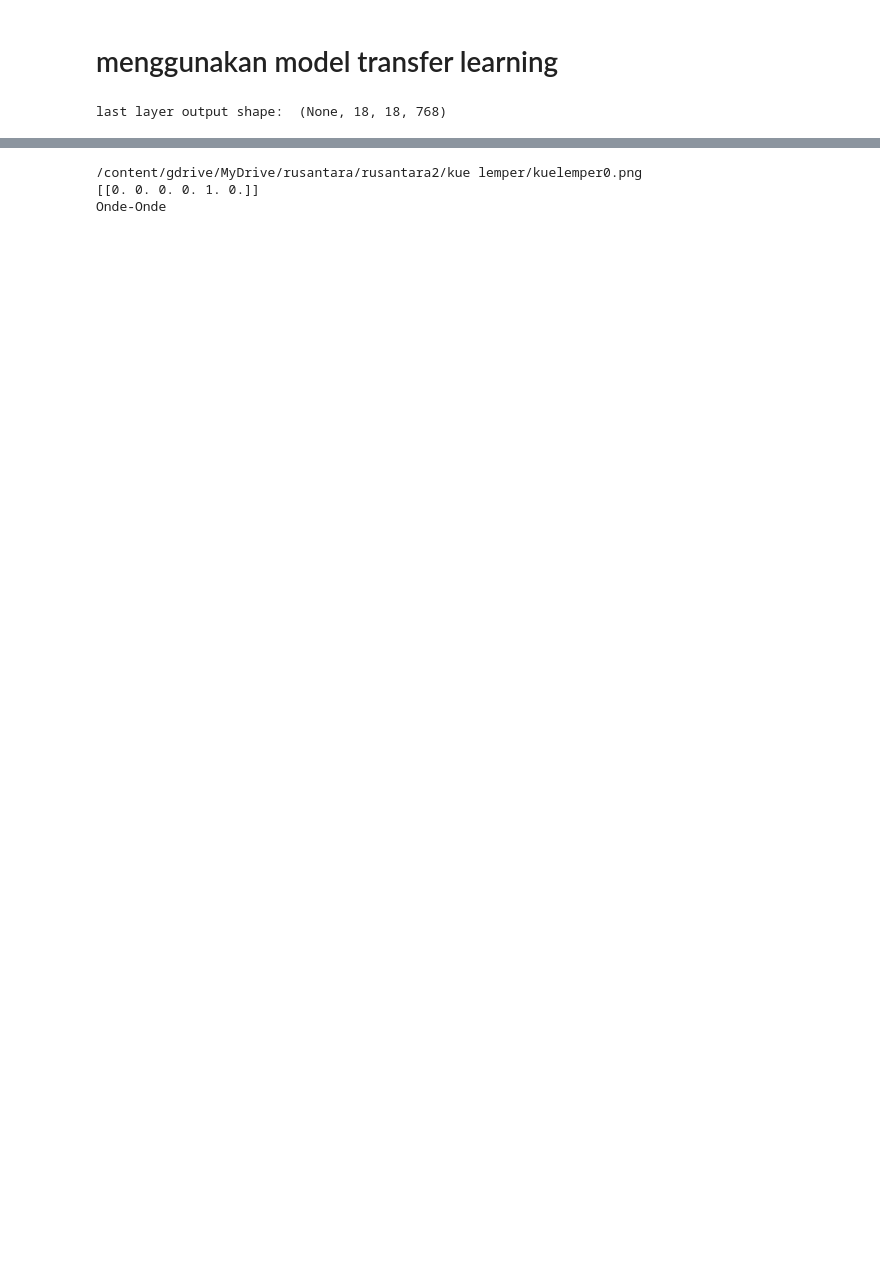
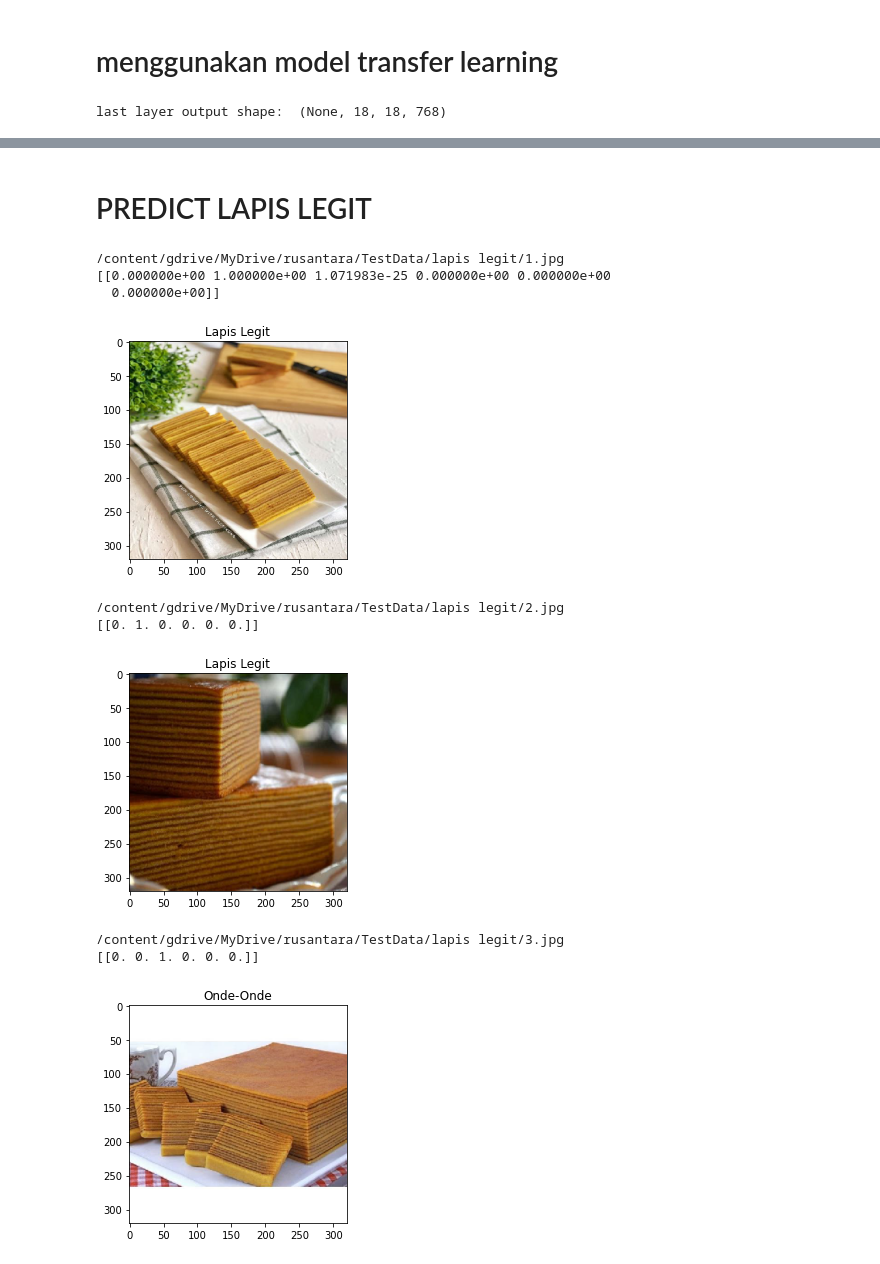
Before and after one commit to mochammadfarkhan/rusantara, a Jupyter notebook: Rusantara_TransferLearning_Inception.ipynb, the cells around one changed output, grey strips where cells are left out. Drawn from its saved outputs; the diff is of its cells as text; code cells hidden in the pictures; blank space fills up the shorter version.

```diff
--- a/Rusantara_TransferLearning_Inception.ipynb
+++ b/Rusantara_TransferLearning_Inception.ipynb
@@ -134,21 +133,33 @@ Epoch 5/5
+# %% [markdown]
+# PREDICT LAPIS LEGIT
 # %%
-# PREDICT LAPIS LEGIT
 from tensorflow.keras.preprocessing.image import img_to_array, load_img
 import numpy as np
 
-path = "/content/gdrive/MyDrive/rusantara/rusantara2/kue lemper/kuelemper0.png"
-# path = validation_generator[0]
-img = load_img(path, target_size=(320, 320))
-x = img_to_array(img)
-x = np.expand_dims(x, axis=0)
+for i in range(1, 4):
+  path = "/content/gdrive/MyDrive/rusantara/TestData/lapis legit/" + str(i) + ".jpg"
+  # path = validation_generator[0]
+  img = load_img(path, target_size=(320, 320))
+  x = img_to_array(img)
+  x = np.expand_dims(x, axis=0)
 
-images = np.vstack([x])
-classes = model2.predict(images, batch_size=32)
-print(path)
-print(classes)
-i = np.argmax(classes[0])
-print(class_names[i])
+  images = np.vstack([x])
+  classes = model2.predict(images, batch_size=32)
+  print(path)
+  print(classes)
+
+  i_class = np.argmax(classes[0])
+  plt.title(class_names[i_class])
+  plt.imshow(img)
+  plt.show()
 # %% [output]
-/content/gdrive/MyDrive/rusantara/rusantara2/kue lemper/kuelemper0.png
-[[0. 0. 0. 0. 1. 0.]]
-Onde-Onde
+/content/gdrive/MyDrive/rusantara/TestData/lapis legit/1.jpg
+[[0.000000e+00 1.000000e+00 1.071983e-25 0.000000e+00 0.000000e+00
+  0.000000e+00]]
+[figure, added]
+/content/gdrive/MyDrive/rusantara/TestData/lapis legit/2.jpg
+[[0. 1. 0. 0. 0. 0.]]
+[figure, added]
+/content/gdrive/MyDrive/rusantara/TestData/lapis legit/3.jpg
+[[0. 0. 1. 0. 0. 0.]]
+[figure, added]
```
Also changed, not shown: parts of 8 cells of this notebook.
